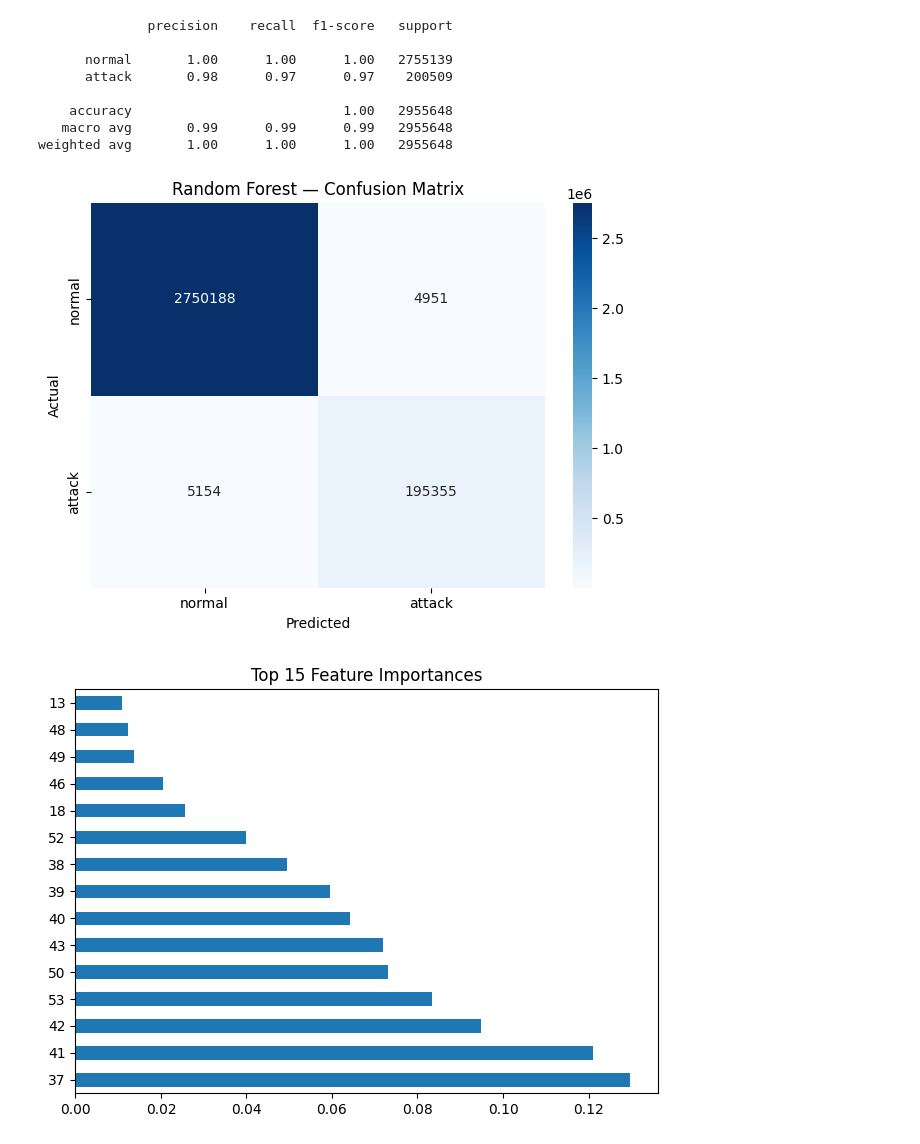
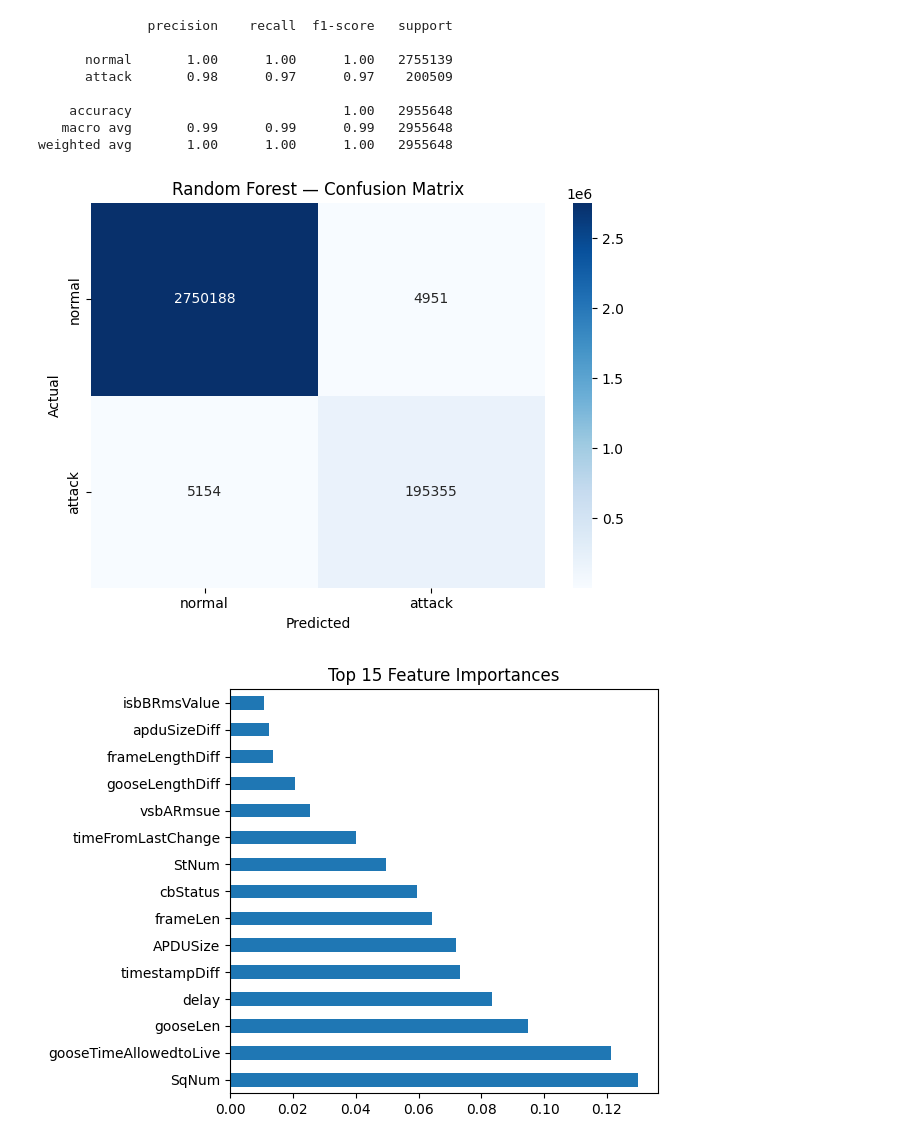
Before and after one commit to josephmoore99/Capstone-Project-IEC-61850-Anomaly-Detection, a Jupyter notebook: capstone_notebook.ipynb, the cells around one changed output. Cells and saved outputs as stored; diff of their text form; code cells hidden in the pictures.

```diff
--- a/capstone_notebook.ipynb
+++ b/capstone_notebook.ipynb
@@ -136,17 +136,25 @@ else:
     X_train = X_train[num_cols].values
     X_test  = X_test[num_cols].values
 
+# ── Build feature name list ────────────────────────────────────────────────────
+feature_names = list(num_cols)
+if cat_cols:
+    feature_names += encoder.get_feature_names_out(cat_cols).tolist()
+
 # ── Encode labels ──────────────────────────────────────────────────────────────
 le = LabelEncoder()
 y_train = le.fit_transform(y_train)
 y_test  = le.transform(y_test)
 
 # ── Sanity checks ──────────────────────────────────────────────────────────────
+
 print(f"X_train shape: {X_train.shape}")
+print(f"y_test distribution:\n{pd.Series(y_test).value_counts()}")
+
 print(f"X_test shape:  {X_test.shape}")
+print(f"y_train distribution:\n{pd.Series(y_train).value_counts()}")
+
 print(f"Classes: {list(le.classes_)}")
-print(f"y_train distribution:\n{pd.Series(y_train).value_counts()}")
-print(f"y_test distribution:\n{pd.Series(y_test).value_counts()}")
 # %% [output]
 Dropped 14 irrelevant columns: ['Time', 'GooseTimestamp', 'ethDst', 'ethSrc', 'ethType', 'TPID', 'protocol', 'gocbRef', 'datSet', 'goID', 'gooseAppid', 'confRev', 'ndsCom', 'numDatSetEntries']
 X_train shape: (2955738, 56)
@@ -186,36 +194,36 @@ rf.fit(X_train, y_train_binary)
 
 # ── Evaluate ───────────────────────────────────────────────────────────────────
 y_pred = rf.predict(X_test)
 
 print(classification_report(y_test_binary, y_pred, target_names=['normal', 'attack']))
 
 # ── Confusion matrix ───────────────────────────────────────────────────────────
 cm = confusion_matrix(y_test_binary, y_pred)
 sns.heatmap(cm, annot=True, fmt='d', cmap='Blues',
             xticklabels=['normal', 'attack'],
             yticklabels=['normal', 'attack'])
 plt.xlabel('Predicted')
 plt.ylabel('Actual')
 plt.title('Random Forest — Confusion Matrix')
 plt.tight_layout()
 plt.show()
 
 # ── Top features ───────────────────────────────────────────────────────────────
-feature_importance = pd.Series(rf.feature_importances_).nlargest(15)
-feature_importance.plot(kind='barh', title='Top 15 Feature Importances')
+feature_importance = pd.Series(rf.feature_importances_, index=feature_names)
+feature_importance.nlargest(15).plot(kind='barh', title='Top 15 Feature Importances')
 plt.tight_layout()
 plt.show()
 # %% [output]
               precision    recall  f1-score   support
 
       normal       1.00      1.00      1.00   2755139
       attack       0.98      0.97      0.97    200509
 
     accuracy                           1.00   2955648
    macro avg       0.99      0.99      0.99   2955648
 weighted avg       1.00      1.00      1.00   2955648
 [figure]
-[figure, old version]
+[figure, new version]
 # %%
 import torch
 import torch.nn as nn
```
Also changed, not shown: parts of 11 cells of this notebook.
